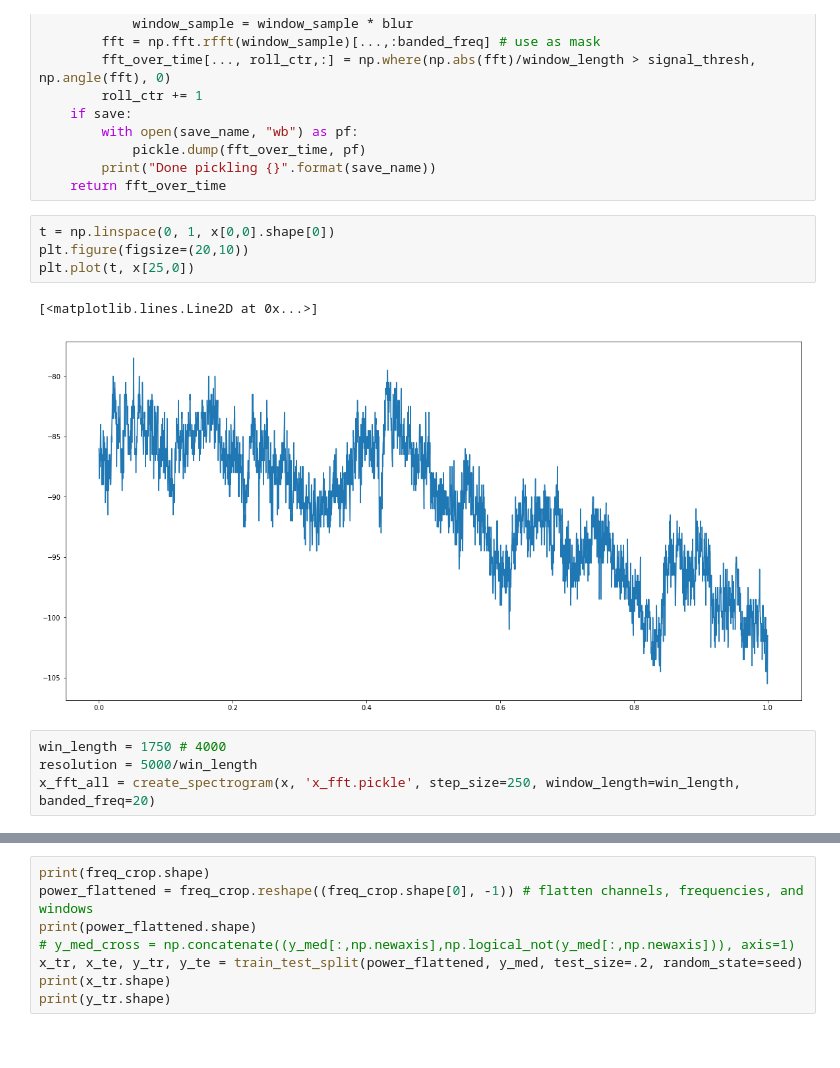
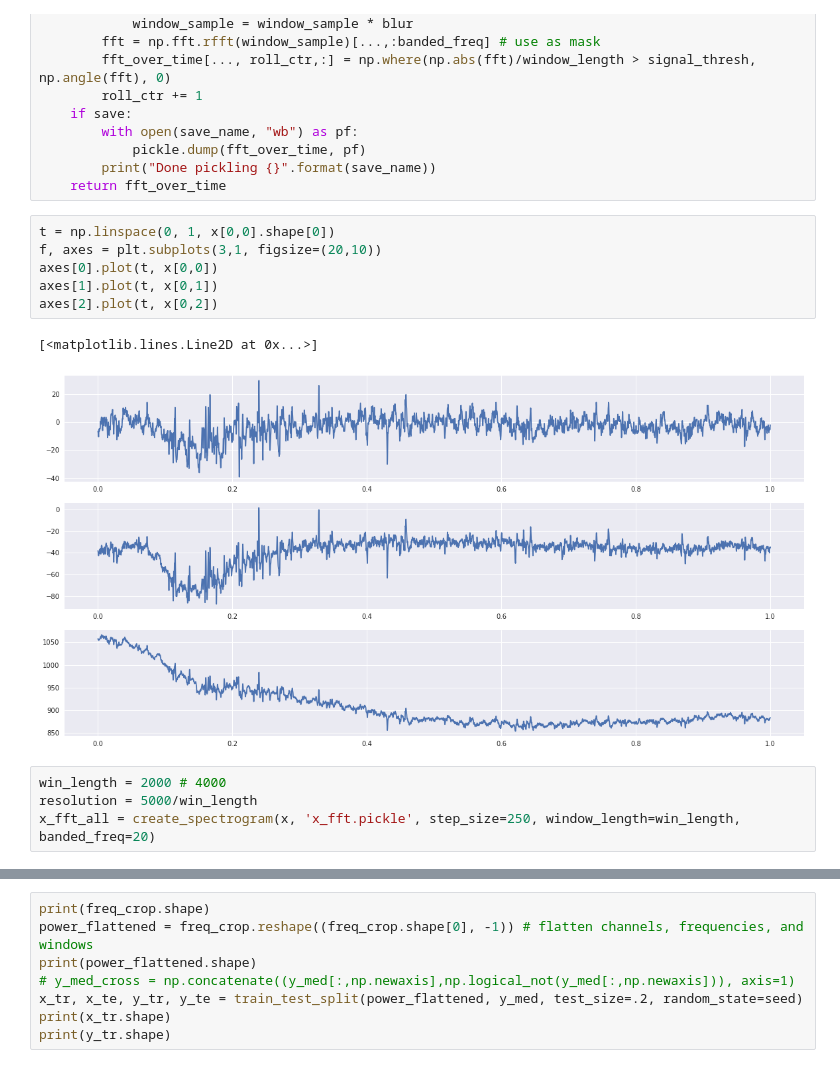
Before and after one commit to joel99/EEG_FFT_preprocess, a Jupyter notebook: fft_preprocess_hanning.ipynb, the cells around one changed output, grey strips where cells are left out. Saved outputs shown, nothing was run; the diff lists cells and outputs as text.

```diff
--- a/fft_preprocess_hanning.ipynb
+++ b/fft_preprocess_hanning.ipynb
@@ -112,13 +113,15 @@ def create_angles_spec(eeg_signal, taper=True, save=False, save_name='x_angles.p
     return fft_over_time
 # %%
 t = np.linspace(0, 1, x[0,0].shape[0])
-plt.figure(figsize=(20,10))
-plt.plot(t, x[25,0])
+f, axes = plt.subplots(3,1, figsize=(20,10))
+axes[0].plot(t, x[0,0])
+axes[1].plot(t, x[0,1])
+axes[2].plot(t, x[0,2])
 # %% [output]
 [<matplotlib.lines.Line2D at 0x...>]
-[figure, old version]
+[figure, new version]
 # %%
-win_length = 1750 # 4000
+win_length = 2000 # 4000
 resolution = 5000/win_length
 x_fft_all = create_spectrogram(x, 'x_fft.pickle', step_size=250, window_length=win_length, banded_freq=20)
 # %%
```
Also changed, not shown: parts of 11 cells of this notebook, 1 other file.
